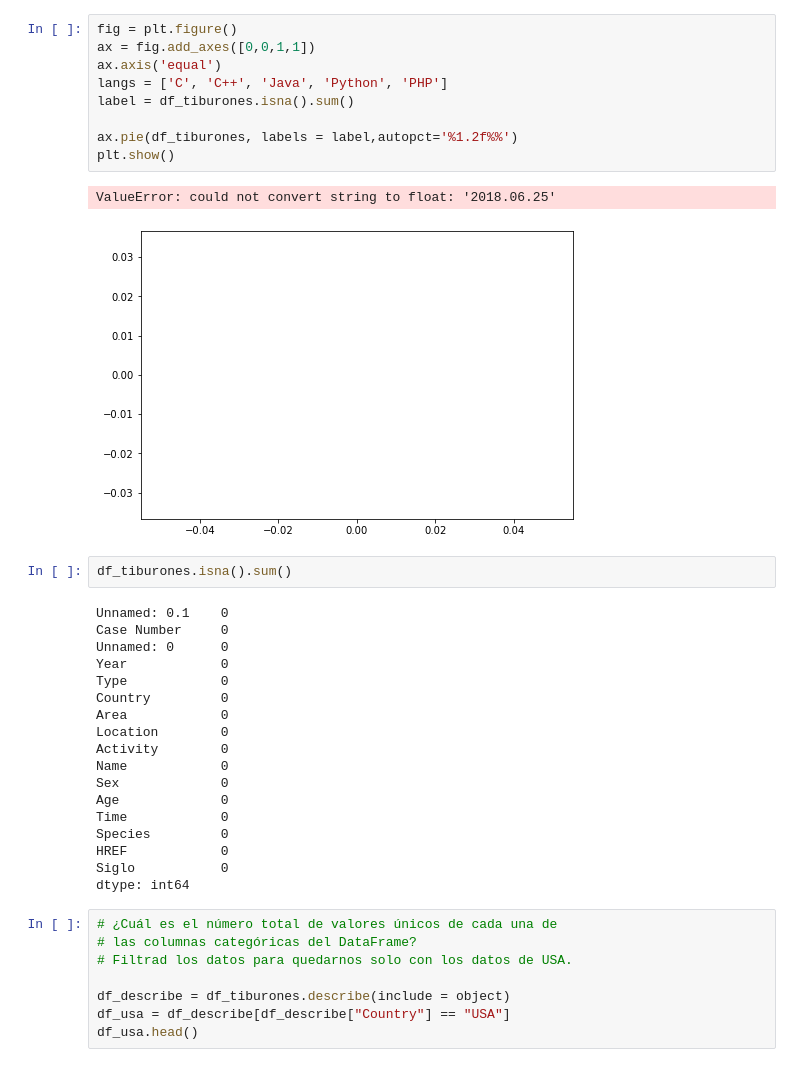
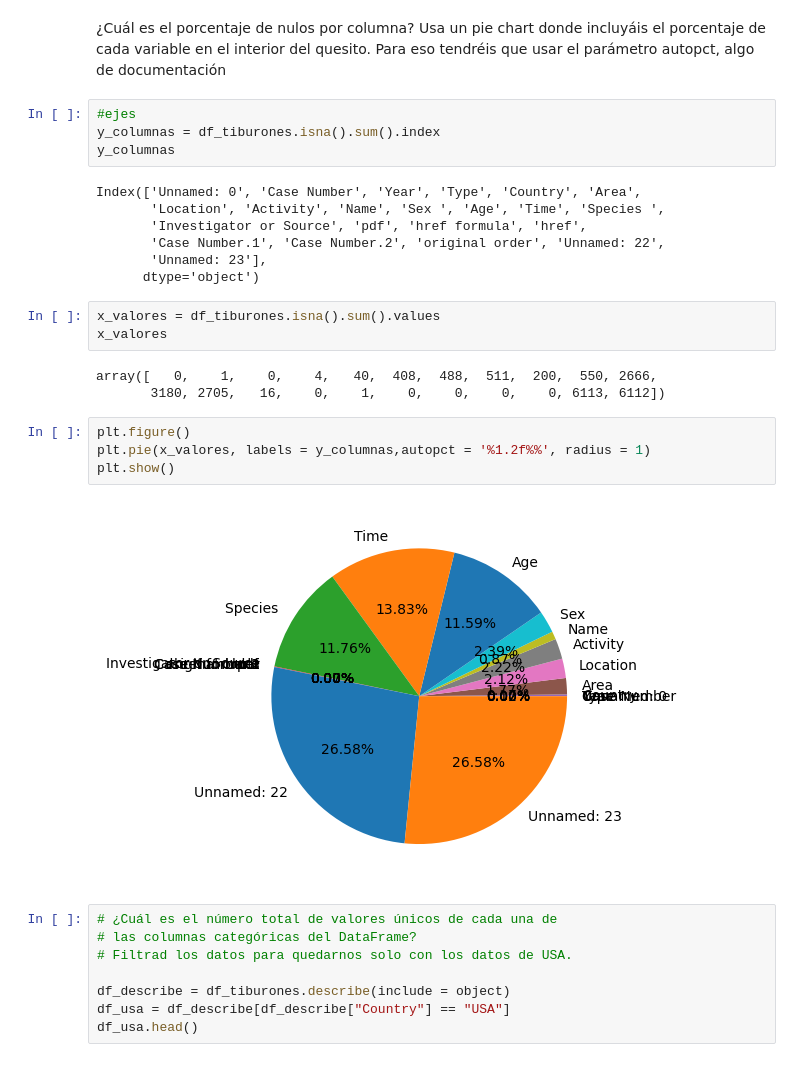
Before and after one commit to Adalab/DA-promoC-modulo-02-Marina-Lourdes-Ana, a Jupyter notebook: Visualizacion/01-Visualizacion_1.ipynb, the cells around one changed output. Cells and saved outputs as stored; diff of their text form.

```diff
--- a/Visualizacion/01-Visualizacion_1.ipynb
+++ b/Visualizacion/01-Visualizacion_1.ipynb
@@ -61,35 +50,31 @@ ValueError: could not convert string to float: '2018.06.25'
-# %%
-fig = plt.figure()
-ax = fig.add_axes([0,0,1,1])
-ax.axis('equal')
-langs = ['C', 'C++', 'Java', 'Python', 'PHP']
-label = df_tiburones.isna().sum()
-
-ax.pie(df_tiburones, labels = label,autopct='%1.2f%%')
-plt.show()
-# %% [output]
-ValueError: could not convert string to float: '2018.06.25'
-[figure, removed]
-# %%
-df_tiburones.isna().sum()
-# %% [output]
-Unnamed: 0.1    0
-Case Number     0
-Unnamed: 0      0
-Year            0
-Type            0
-Country         0
-Area            0
-Location        0
-Activity        0
-Name            0
-Sex             0
-Age             0
-Time            0
-Species         0
-HREF            0
-Siglo           0
-dtype: int64
+# %% [markdown]
+¿Cuál es el porcentaje de nulos por columna? Usa un pie chart
+donde incluyáis el porcentaje de cada variable en el
+interior del quesito.
+Para eso tendréis que usar el parámetro autopct,  algo de documentación
+# %%
+#ejes
+y_columnas = df_tiburones.isna().sum().index
+y_columnas
+# %% [output]
+Index(['Unnamed: 0', 'Case Number', 'Year', 'Type', 'Country', 'Area',
+       'Location', 'Activity', 'Name', 'Sex ', 'Age', 'Time', 'Species ',
+       'Investigator or Source', 'pdf', 'href formula', 'href',
+       'Case Number.1', 'Case Number.2', 'original order', 'Unnamed: 22',
+       'Unnamed: 23'],
+      dtype='object')
+# %%
+x_valores = df_tiburones.isna().sum().values
+x_valores
+# %% [output]
+array([   0,    1,    0,    4,   40,  408,  488,  511,  200,  550, 2666,
+       3180, 2705,   16,    0,    1,    0,    0,    0,    0, 6113, 6112])
+# %%
+plt.figure()
+plt.pie(x_valores, labels = y_columnas,autopct = '%1.2f%%', radius = 1)
+plt.show()
+# %% [output]
+[figure, added]
 # %%
 # ¿Cuál es el número total de valores únicos de cada una de
 # las columnas categóricas del DataFrame?
```
Also changed, not shown: parts of 9 cells of this notebook.
